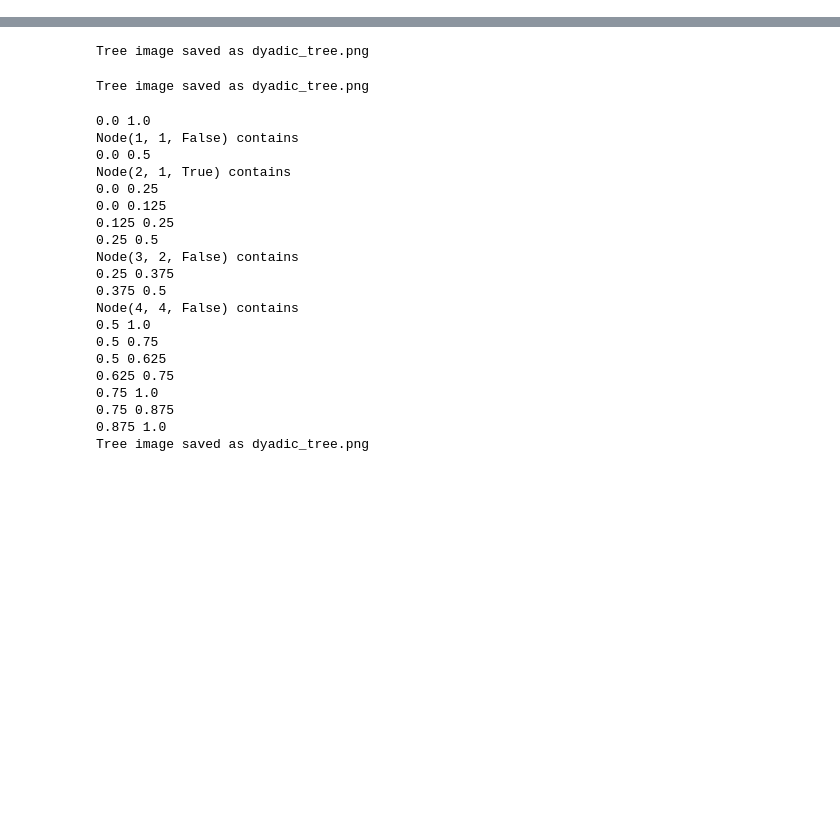
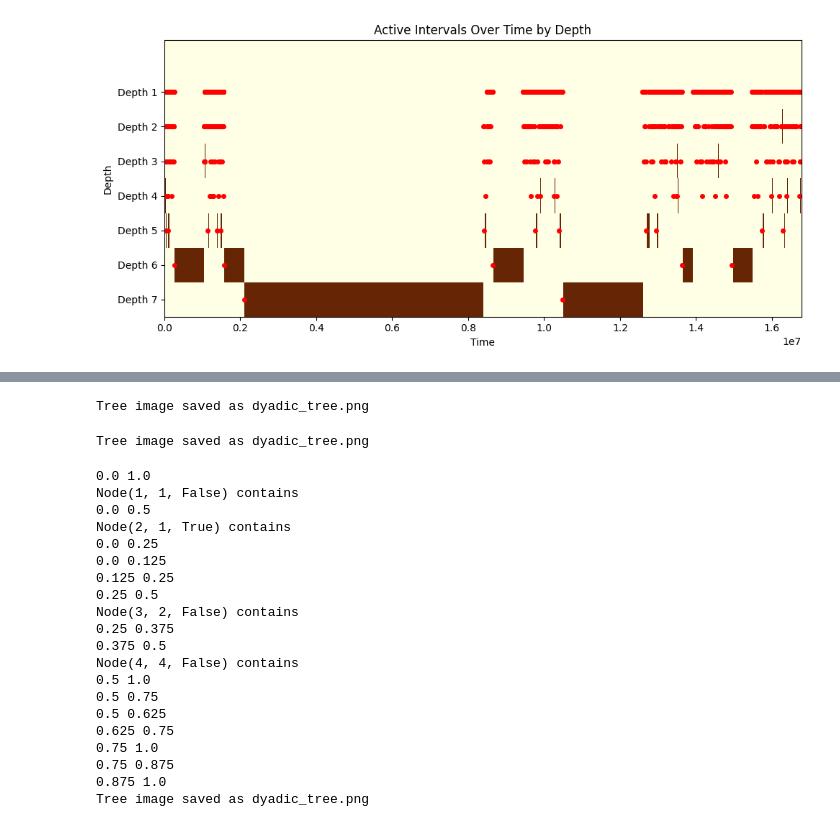
Before and after one commit to nguyenicolas/NS_Lipschitz_Bandits, a Jupyter notebook: main.ipynb, the cells around one changed output, grey strips where cells are left out. Drawn from its saved outputs; the diff is of its cells as text; code cells hidden in the pictures; blank space fills up the shorter version.

```diff
--- a/main.ipynb
+++ b/main.ipynb
@@ -282,0 +331,34 @@ class MBDE :
+# %%
+
+def compute_interval_mask(activation_matrix, m):
+    """
+    From an activation matrix (starts of intervals), compute a matrix marking active intervals
+    (only keeping the deepest one at each time step in case of overlap).
+
+    Args:
+        activation_matrix: np.array of shape (8**m, m)
+        m: depth parameter
+
+    Returns:
+        active_mask: np.array of shape (8**m, m), where 1 indicates active at that depth and time
+    """
+    T, D = activation_matrix.shape
+    assert T == 8**m and D == m
+
+    active_mask = np.zeros_like(activation_matrix)
+
+    for d in reversed(range(m)):  # Process deeper intervals first (higher priority)
+        length = 8**d
+        for s in range(T):
+            if activation_matrix[s, d] == 1:
+                end = min(s + length, T)
+                for t in range(s, end):
+                    # Only assign if no deeper interval was already assigned
+                    if not active_mask[t].any():
+                        active_mask[t, d] = 1
+    return active_mask
+# %%
+mask = compute_interval_mask(Replays, m)
+plot_active_mask(mask)
+# %% [output]
+[figure, added]
```
Also changed, not shown: parts of 8 cells of this notebook.
